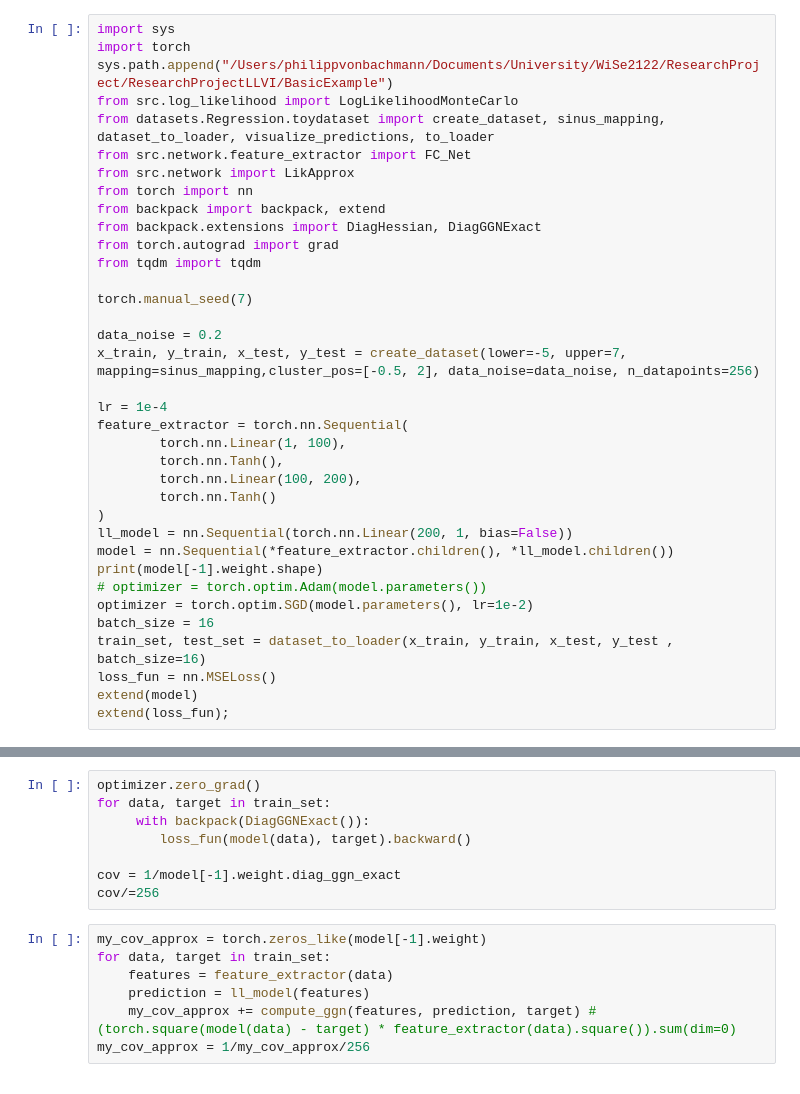
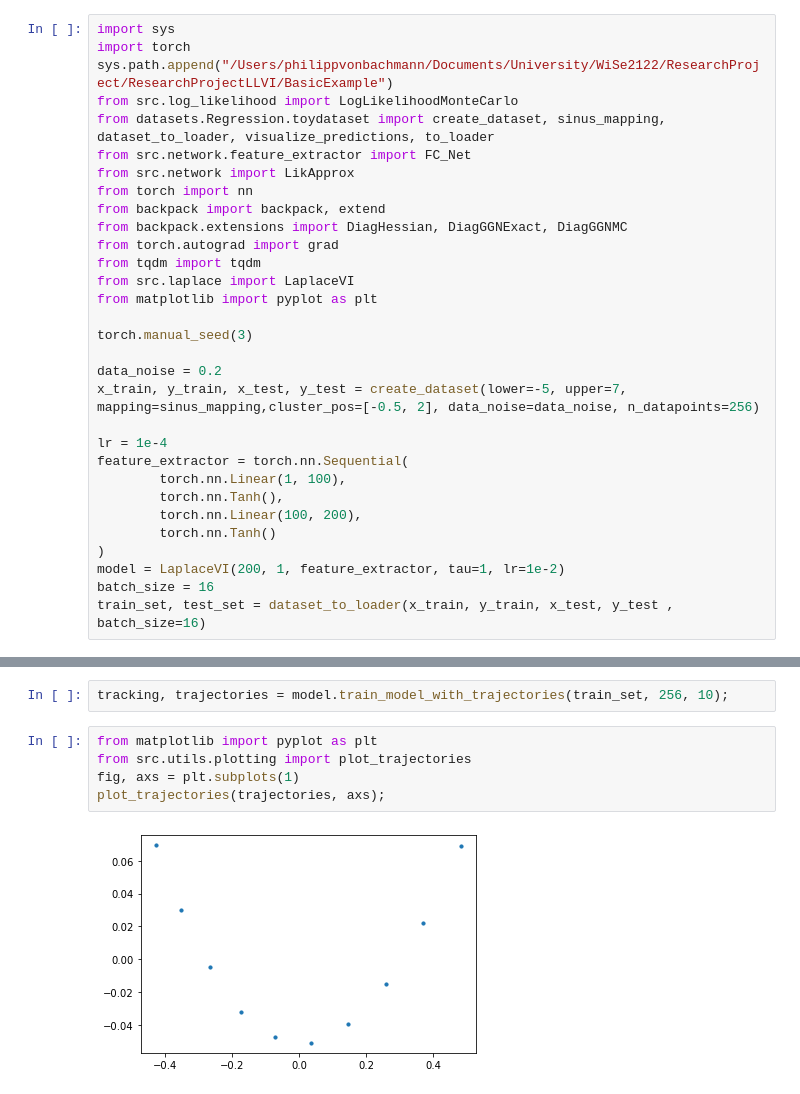
Before and after one commit to philippvb/ResearchProjectLLVI, a Jupyter notebook: BasicExample/experiments/Regression/2DToydataset/LaplaceVI/LaplaceVI_Regression.ipynb, the cells around one changed output, grey strips where cells are left out. Drawn from its saved outputs; the diff is of its cells as text.

```diff
--- a/BasicExample/experiments/Regression/2DToydataset/LaplaceVI/LaplaceVI_Regression.ipynb
+++ b/BasicExample/experiments/Regression/2DToydataset/LaplaceVI/LaplaceVI_Regression.ipynb
@@ -8,11 +8,13 @@ from src.network.feature_extractor import FC_Net
 from src.network import LikApprox
 from torch import nn
 from backpack import backpack, extend
-from backpack.extensions import DiagHessian, DiagGGNExact
+from backpack.extensions import DiagHessian, DiagGGNExact, DiagGGNMC
 from torch.autograd import grad
 from tqdm import tqdm
+from src.laplace import LaplaceVI
+from matplotlib import pyplot as plt
 
-torch.manual_seed(7)
+torch.manual_seed(3)
 
 data_noise = 0.2
 x_train, y_train, x_test, y_test = create_dataset(lower=-5, upper=7, mapping=sinus_mapping,cluster_pos=[-0.5, 2], data_noise=data_noise, n_datapoints=256)
@@ -24,13 +26,6 @@ feature_extractor = torch.nn.Sequential(
         torch.nn.Linear(100, 200),
         torch.nn.Tanh()
 )
-ll_model = nn.Sequential(torch.nn.Linear(200, 1, bias=False))
-model = nn.Sequential(*feature_extractor.children(), *ll_model.children())
-print(model[-1].weight.shape)
-# optimizer = torch.optim.Adam(model.parameters())
-optimizer = torch.optim.SGD(model.parameters(), lr=1e-2)
+model = LaplaceVI(200, 1, feature_extractor, tau=1, lr=1e-2)
 batch_size = 16
 train_set, test_set = dataset_to_loader(x_train, y_train, x_test, y_test , batch_size=16)
-loss_fun = nn.MSELoss()
-extend(model)
-extend(loss_fun);
@@ -59,16 +32,10 @@ for epoch in pbar:
-# %%
-optimizer.zero_grad()
-for data, target in train_set:
-     with backpack(DiagGGNExact()):
-        loss_fun(model(data), target).backward()
-
-cov = 1/model[-1].weight.diag_ggn_exact
-cov/=256
-# %%
-my_cov_approx = torch.zeros_like(model[-1].weight)
-for data, target in train_set:
-    features = feature_extractor(data)
-    prediction = ll_model(features)
-    my_cov_approx += compute_ggn(features, prediction, target) #(torch.square(model(data) - target) * feature_extractor(data).square()).sum(dim=0)
-my_cov_approx = 1/my_cov_approx/256
+# %%
+tracking, trajectories = model.train_model_with_trajectories(train_set, 256, 10);
+# %%
+from matplotlib import pyplot as plt
+from src.utils.plotting import plot_trajectories
+fig, axs = plt.subplots(1)
+plot_trajectories(trajectories, axs);
+# %% [output]
+[figure, added]
 # %%
```
Also changed, not shown: parts of 4 cells of this notebook, 1 other file.
